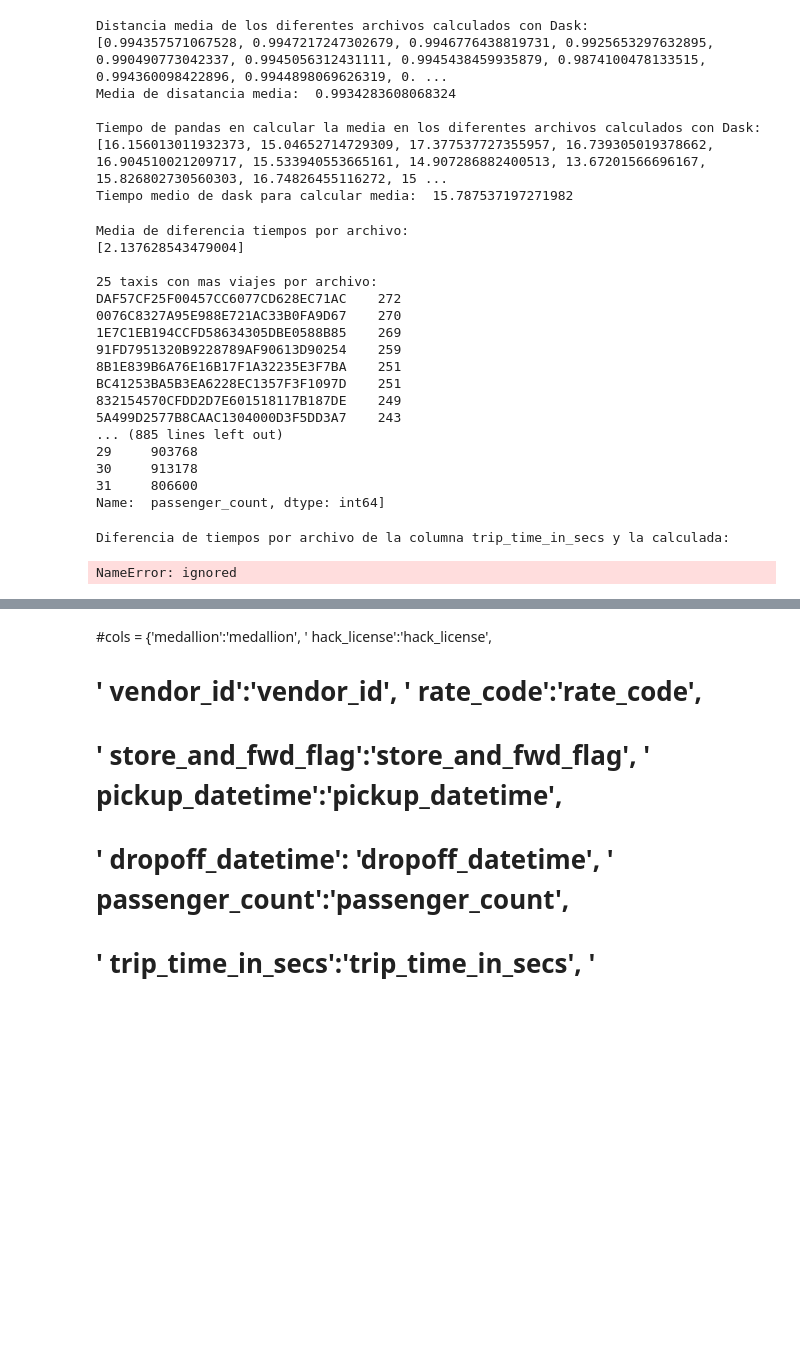
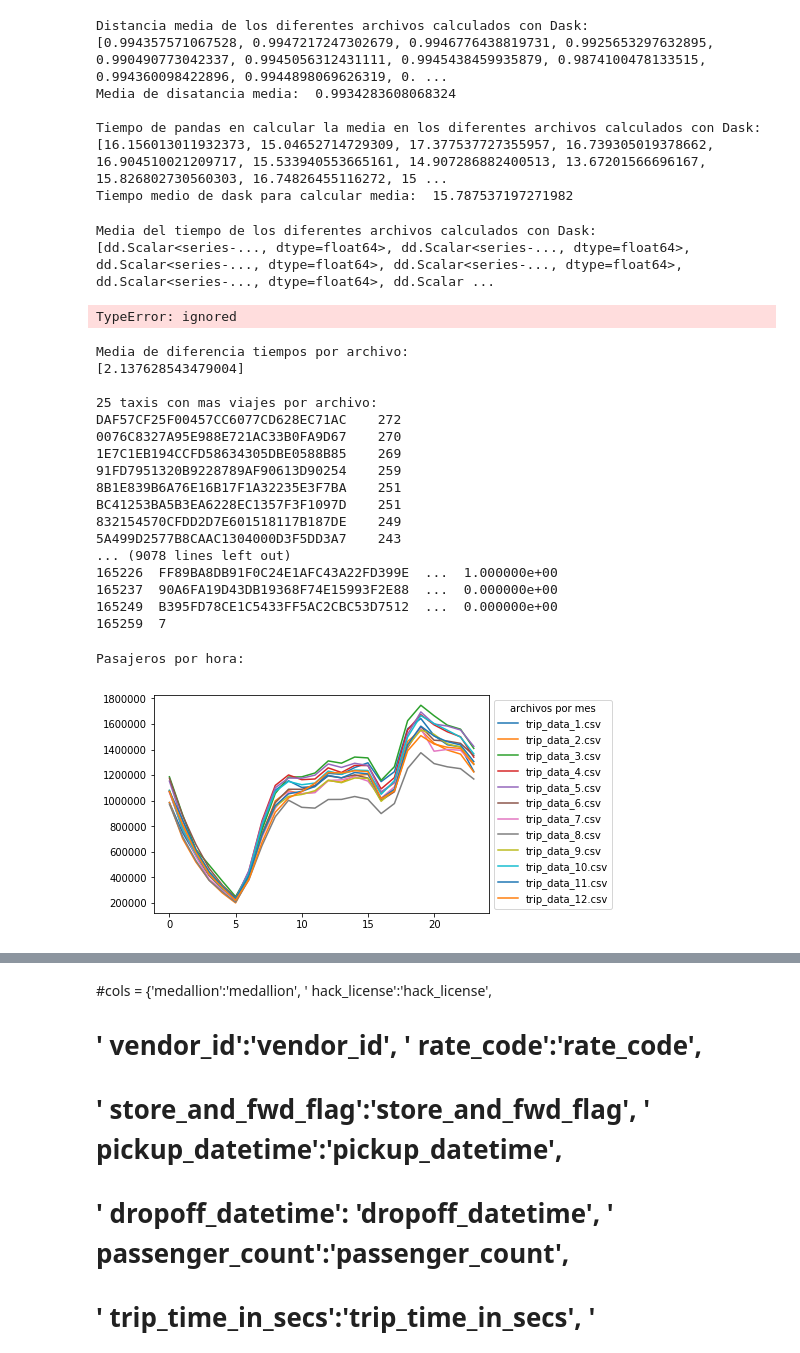
Before and after one commit to htapiagroup/sistemas-distribuidos-evaluacion-intersemestral-lorgid1, a Jupyter notebook: Examen1_2.ipynb, the cells around one changed output, grey strips where cells are left out. Saved outputs shown, nothing was run; the diff lists cells and outputs as text; code cells hidden in the pictures; blank space fills up the shorter version.

```diff
--- a/Examen1_2.ipynb
+++ b/Examen1_2.ipynb
@@ -334,3 +367,20 @@ Tiempo medio de dask para calcular media:  15.787537197271982
+# %%
+# Prints
+print("")
+print("Media del tiempo de los diferentes archivos calculados con Dask: ")
+print(mediaTripTimeInSecsLista)
+print("Media de disatancia media: ", statistics.mean(mediaTripTimeInSecsLista))
+print("")
+
+
+print("Tiempo de pandas en calcular la media en los diferentes archivos calculados con Dask: ")
+print(tiempoTripTimeInSecsLista)
+print("Tiempo medio de dask para calcular media: ", statistics.mean(tiempoTripTimeInSecsLista))
+print("")
+# %% [output]
+Media del tiempo de los diferentes archivos calculados con Dask:
+[dd.Scalar<series-..., dtype=float64>, dd.Scalar<series-..., dtype=float64>, dd.Scalar<series-..., dtype=float64>, dd.Scalar<series-..., dtype=float64>, dd.Scalar<series-..., dtype=float64>, dd.Scalar ...
+TypeError: ignored
 # %%
 %%time
 contador = 1
@@ -343,6 +393,7 @@ taxiMasViajesLista = []
 pasajerosPorHoraCount = []
 pasajerosPorDiaSemanaCount = []
 pasajerosPorDiaCount = []
+dataFramesMejorTaxi = []
 
 
 for archivo in archivos:
@@ -416,6 +467,7 @@ for archivo in archivos:
   topTenTaxis = viajesLargos['medallion'].value_counts().nlargest(25)
   taxiMasViajes =  topTenTaxis.index[0]
 
+  mejorTaxiDataFrame = datos[datos.medallion == taxiMasViajes]
 
 
   # Appends
@@ -427,6 +479,7 @@ for archivo in archivos:
   pasajerosPorHoraCount.append(pasajerosHora)
   pasajerosPorDiaSemanaCount.append(pasajerosDiaSemana)
   pasajerosPorDiaCount.append(pasajerosDia)
+  dataFramesMejorTaxi.append(mejorTaxiDataFrame)
 
 
   # Prints
@@ -455,6 +508,9 @@ for archivo in archivos:
   print("Suma de pasajeros por dia por archivo:")
   print(pasajerosPorDiaCount)
   print("")
+  print("Dataframe del taxi con mas viajes por archivo:")
+  print(dataFramesMejorTaxi)
+  print("")
 
 
 
@@ -481,18 +537,8 @@ DAF57CF25F00457CC6077CD628EC71AC    272
 BC41253BA5B3EA6228EC1357F3F1097D    251
 832154570CFDD2D7E601518117B187DE    249
 5A499D2577B8CAAC1304000D3F5DD3A7    243
-... (885 lines left out)
-29     903768
-30     913178
-31     806600
-Name:  passenger_count, dtype: int64]
+... (9078 lines left out)
+165226  FF89BA8DB91F0C24E1AFC43A22FD399E  ...  1.000000e+00
+165237  90A6FA19D43DB19368F74E15993F2E88  ...  0.000000e+00
+165249  B395FD78CE1C5433FF5AC2CBC53D7512  ...  0.000000e+00
+165259  7
-# %%
-print("Diferencia de tiempos por archivo de la columna trip_time_in_secs y la calculada: ")
-print(diferenciaTiemposArchivos)
-print("Promedios de la diferencia de tiempos por archivo: ", statistics.mean(mediaDiferenciaTiemposArchivos))
-print("")
-print("Viajes largos y viajes cortos por achivo: ")
-print(viajesDuracionCount)
-# %% [output]
-Diferencia de tiempos por archivo de la columna trip_time_in_secs y la calculada:
-NameError: ignored
@@ -498,0 +547,11 @@ NameError: ignored
+# %%
+zzz =0
+print("Pasajeros por hora:")
+print("")
+for ph in pasajerosPorHoraCount:
+  plt.plot(ph, label = archivos[zzz]) #Adrian
+  zzz+=1
+  plt.legend(title="archivos por mes", loc='center left', bbox_to_anchor=(1, 0.5)) # Adrian
+# %% [output]
+Pasajeros por hora:
+[figure, added]
```
Also changed, not shown: parts of 9 cells of this notebook.
